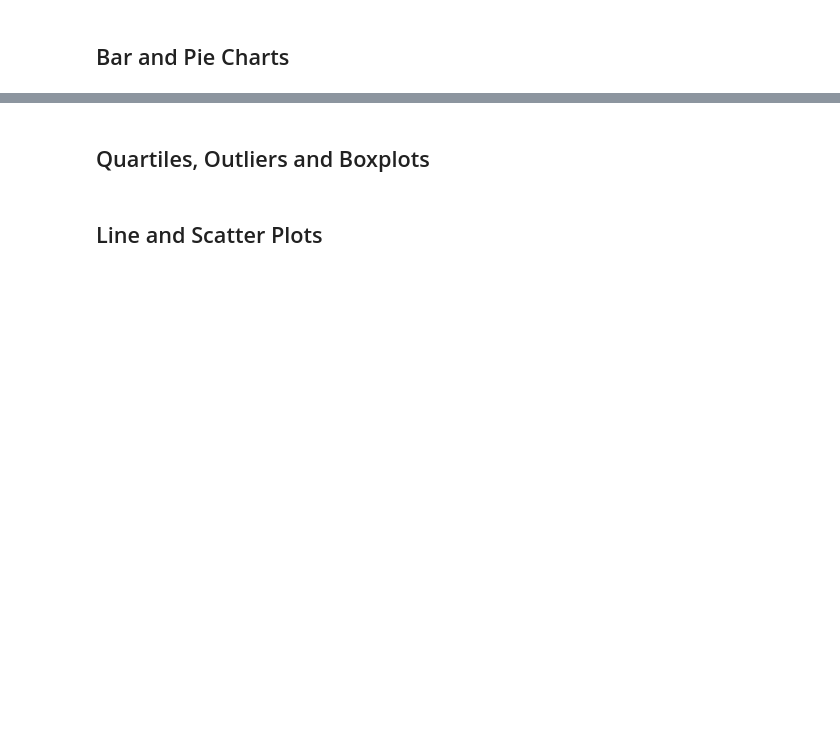
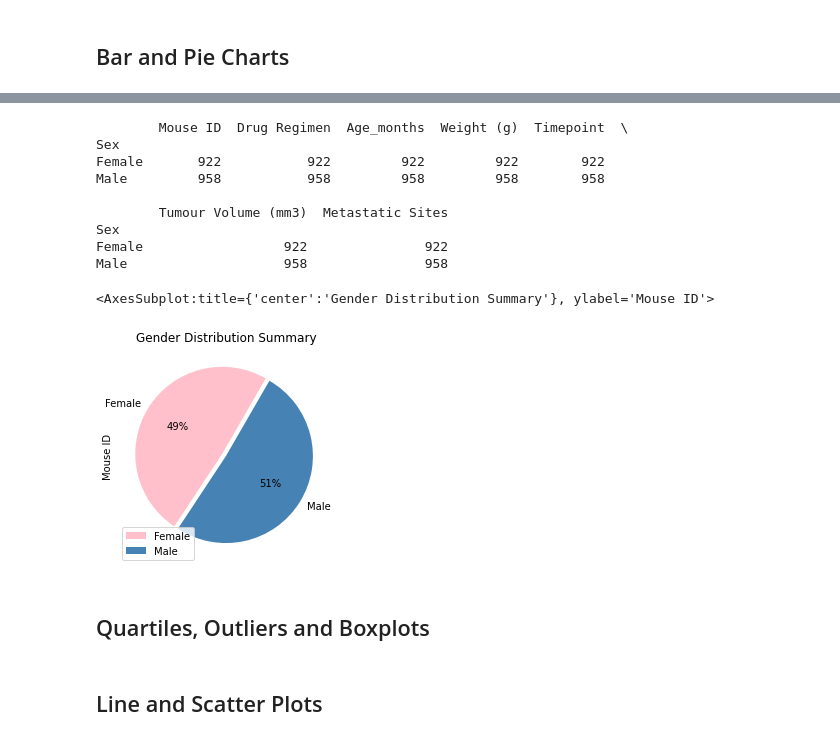
Before and after one commit to yan-ash/matplot_challenge, a Jupyter notebook: pymaceuticals_starter.ipynb, the cells around one changed output, grey strips where cells are left out. Cells and saved outputs as stored; diff of their text form; code cells hidden in the pictures; blank space fills up the shorter version.

```diff
--- a/pymaceuticals_starter.ipynb
+++ b/pymaceuticals_starter.ipynb
@@ -116,3 +193,25 @@ The overall mean tumour volumn is 50.435.
+# %%
+# Generate a pie plot showing the distribution of female versus male mice using Pandas
+from turtle import title
+
+
+gender_df=mice_clean_df.groupby("Sex").count()
+print(gender_df)
+gender_color=['pink','steelblue']
+gender_explode=(0.05,0)
+gender_df.plot.pie(title="Gender Distribution Summary",y='Mouse ID',autopct='%1.0f%%',colors=gender_color,explode=gender_explode,startangle=60)
+# %% [output]
+        Mouse ID  Drug Regimen  Age_months  Weight (g)  Timepoint  \
+Sex
+Female       922           922         922         922        922
+Male         958           958         958         958        958
+
+        Tumour Volume (mm3)  Metastatic Sites
+Sex
+Female                  922               922
+Male                    958               958
+<AxesSubplot:title={'center':'Gender Distribution Summary'}, ylabel='Mouse ID'>
+[figure, added]
 # %%
 # Generate a pie plot showing the distribution of female versus male mice using pyplot
 # %% [markdown]
```
Also changed, not shown: parts of 9 cells of this notebook.
